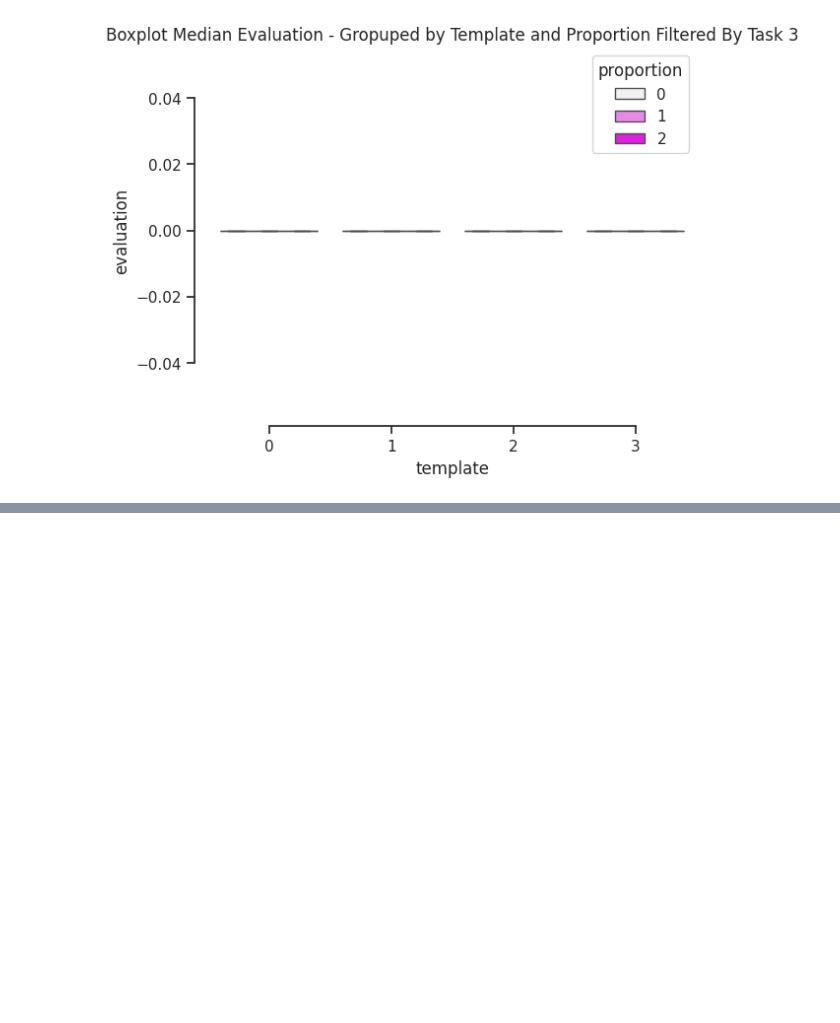
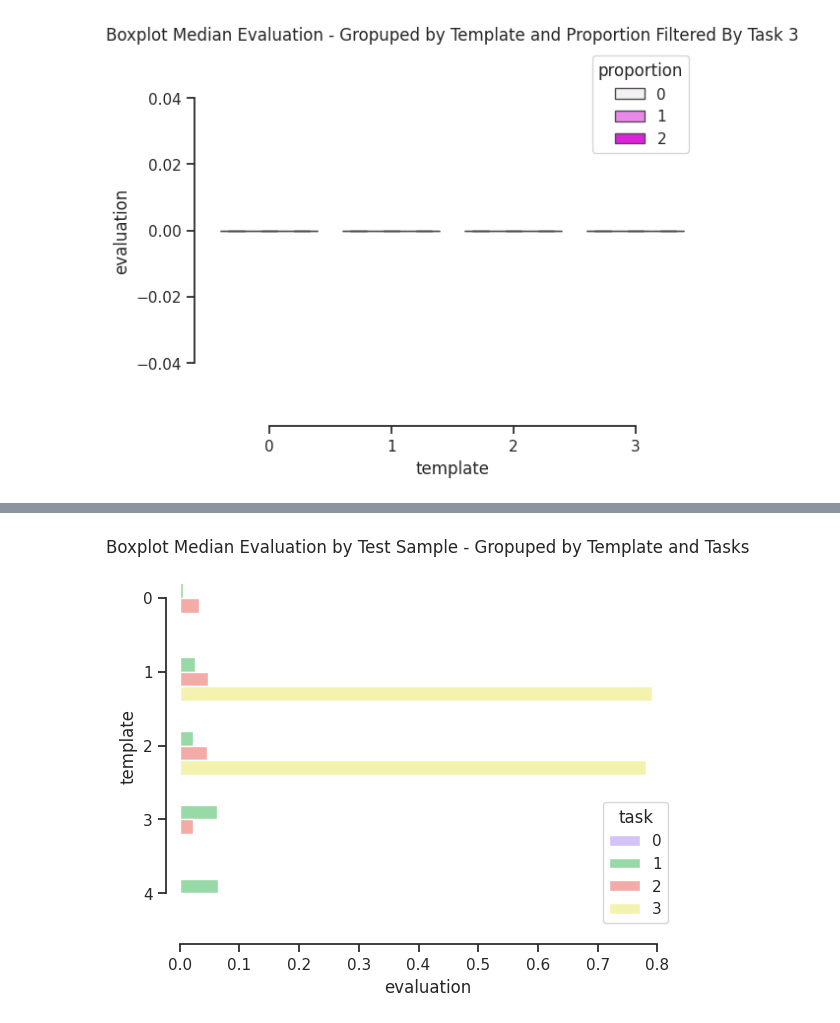
Before and after one commit to CaioRhoden/datamodels-context-reduction, a Jupyter notebook: experiments/instruction_bias/results_analysis.ipynb, the cells around one changed output, grey strips where cells are left out. Drawn from its saved outputs; the diff is of its cells as text; code cells hidden in the pictures; blank space fills up the shorter version.

```diff
--- a/experiments/instruction_bias/results_analysis.ipynb
+++ b/experiments/instruction_bias/results_analysis.ipynb
@@ -317,0 +412,23 @@ sns.despine(offset=10, trim=True)
+# %%
+_plot4_1 = (
+    results_obj
+    .select(["template", "task", "test_idx", "rouge_evaluation"])
+    .group_by(["template", "task", "test_idx"])
+    .agg(pl.median("rouge_evaluation").alias("evaluation"))
+    .group_by(["template", "task"])
+    .agg(pl.mean("evaluation"))
+)
+
+sns.barplot(
+                data=_plot4_1,
+                y="template",
+                x="evaluation",
+                hue="task",
+                orient="h",
+                palette=["m", "g", "r", "y"]
+        ).set(title='Boxplot Median Evaluation by Test Sample - Gropuped by Template and Tasks')
+
+
+sns.despine(offset=10, trim=True)
+# %% [output]
+[figure, added]
```
Also changed, not shown: parts of 40 cells of this notebook.
